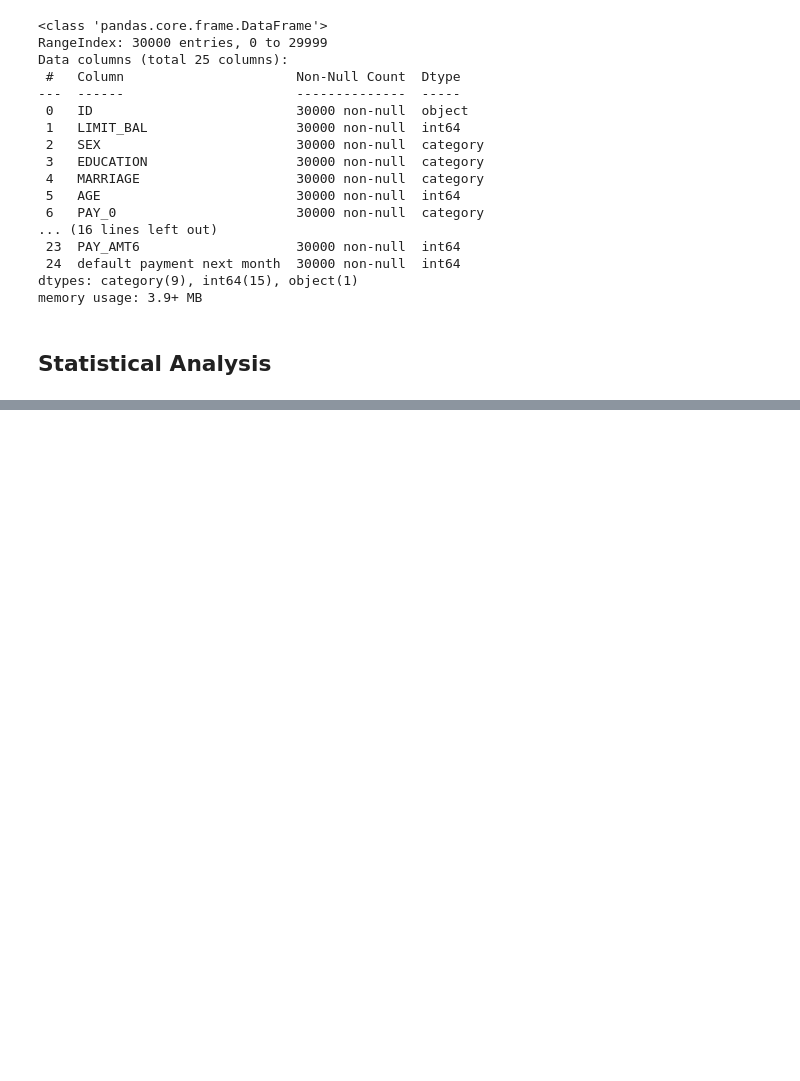
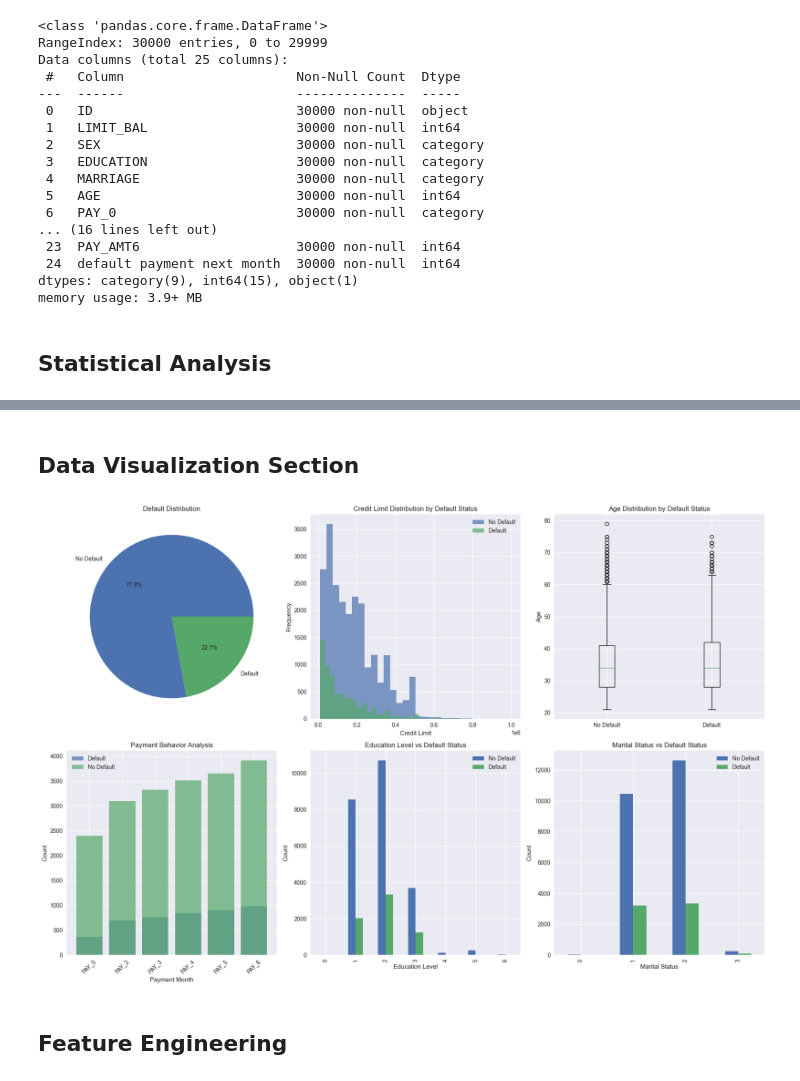
Before and after one commit to Antonio-IF/data-analyst-portfolio, a Jupyter notebook: notebooks/01_eda_credit_default.ipynb, the cells around one changed output, grey strips where cells are left out. Cells and saved outputs as stored; diff of their text form; code cells hidden in the pictures; blank space fills up the shorter version.

```diff
--- a/notebooks/01_eda_credit_default.ipynb
+++ b/notebooks/01_eda_credit_default.ipynb
@@ -157,0 +226,18 @@ Insights: Payments are correlated
+# %%
+# Analyze the target variable distribution
+target_distribution = df['default payment next month'].value_counts()
+target_percentage = df['default payment next month'].value_counts(normalize=True)
+
+print("Target Variable Distribution:")
+print(f"Default (1): {target_distribution[1]} ({target_percentage[1]:.2%})")
+print(f"No Default (0): {target_distribution[0]} ({target_percentage[0]:.2%})")
+
+# Check for class imbalance
+imbalance_ratio = target_distribution[1] / target_distribution[0]
+print(f"Class Imbalance Ratio: {imbalance_ratio:.2f}")
+
+# Correlation analysis
+correlation_with_target = df[numerical_cols].corrwith(df['default payment next month'])
+correlation_df = pd.DataFrame({
+    'Correlation_with_Target': correlation_with_target
+}).sort_values('Correlation_with_Target', ascending=False)
@@ -157,0 +249,62 @@ Insights: Payments are correlated
+# %% [markdown]
+## Data Visualization Section
+# %%
+# Set up the plotting style
+plt.style.use('seaborn-v0_8')
+fig, axes = plt.subplots(2, 3, figsize=(18, 12))
+
+# 1. Target variable distribution
+axes[0,0].pie(target_distribution.values, labels=['No Default', 'Default'], autopct='%1.1f%%')
+axes[0,0].set_title('Default Distribution')
+
+# 2. Credit limit distribution by default status
+axes[0,1].hist(df[df['default payment next month']==0]['LIMIT_BAL'], alpha=0.7, label='No Default', bins=30)
+axes[0,1].hist(df[df['default payment next month']==1]['LIMIT_BAL'], alpha=0.7, label='Default', bins=30)
+axes[0,1].set_xlabel('Credit Limit')
+axes[0,1].set_ylabel('Frequency')
+axes[0,1].set_title('Credit Limit Distribution by Default Status')
+axes[0,1].legend()
+
+# 3. Age distribution by default status
+axes[0,2].boxplot([df[df['default payment next month']==0]['AGE'],
+                   df[df['default payment next month']==1]['AGE']],
+                  labels=['No Default', 'Default'])
+axes[0,2].set_ylabel('Age')
+axes[0,2].set_title('Age Distribution by Default Status')
+
+# 4. Payment behavior analysis
+payment_cols = ['PAY_0', 'PAY_2', 'PAY_3', 'PAY_4', 'PAY_5', 'PAY_6']
+default_payment_counts = df[df['default payment next month']==1][payment_cols].apply(pd.Series.value_counts)
+no_default_payment_counts = df[df['default payment next month']==0][payment_cols].apply(pd.Series.value_counts)
+
+axes[1,0].bar(range(len(payment_cols)), default_payment_counts.iloc[0], alpha=0.7, label='Default')
+axes[1,0].bar(range(len(payment_cols)), no_default_payment_counts.iloc[0], alpha=0.7, label='No Default')
+axes[1,0].set_xlabel('Payment Month')
+axes[1,0].set_ylabel('Count')
+axes[1,0].set_title('Payment Behavior Analysis')
+axes[1,0].set_xticks(range(len(payment_cols)))
+axes[1,0].set_xticklabels(payment_cols, rotation=45)
+axes[1,0].legend()
+
+# 5. Education vs Default
+education_default = pd.crosstab(df['EDUCATION'], df['default payment next month'])
+education_default.plot(kind='bar', ax=axes[1,1])
+axes[1,1].set_title('Education Level vs Default Status')
+axes[1,1].set_xlabel('Education Level')
+axes[1,1].set_ylabel('Count')
+axes[1,1].legend(['No Default', 'Default'])
+
+# 6. Marital status vs Default
+marriage_default = pd.crosstab(df['MARRIAGE'], df['default payment next month'])
+marriage_default.plot(kind='bar', ax=axes[1,2])
+axes[1,2].set_title('Marital Status vs Default Status')
+axes[1,2].set_xlabel('Marital Status')
+axes[1,2].set_ylabel('Count')
+axes[1,2].legend(['No Default', 'Default'])
+
+plt.tight_layout()
+plt.show()
+# %% [output]
+[figure, added]
+# %% [markdown]
+## Feature Engineering
```
Also changed, not shown: parts of 11 cells of this notebook, 2 other files.
